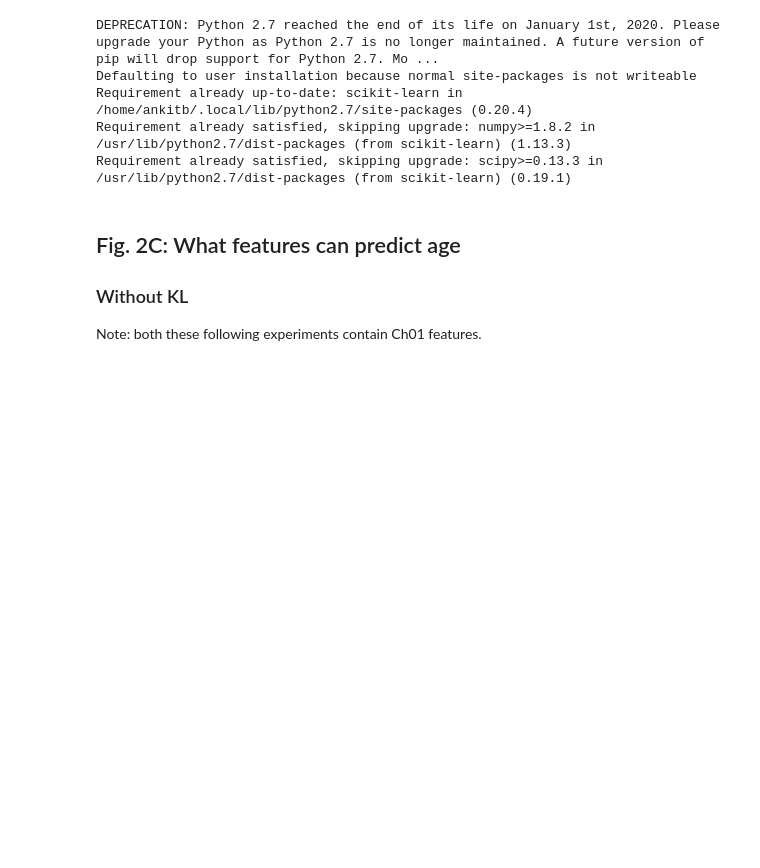
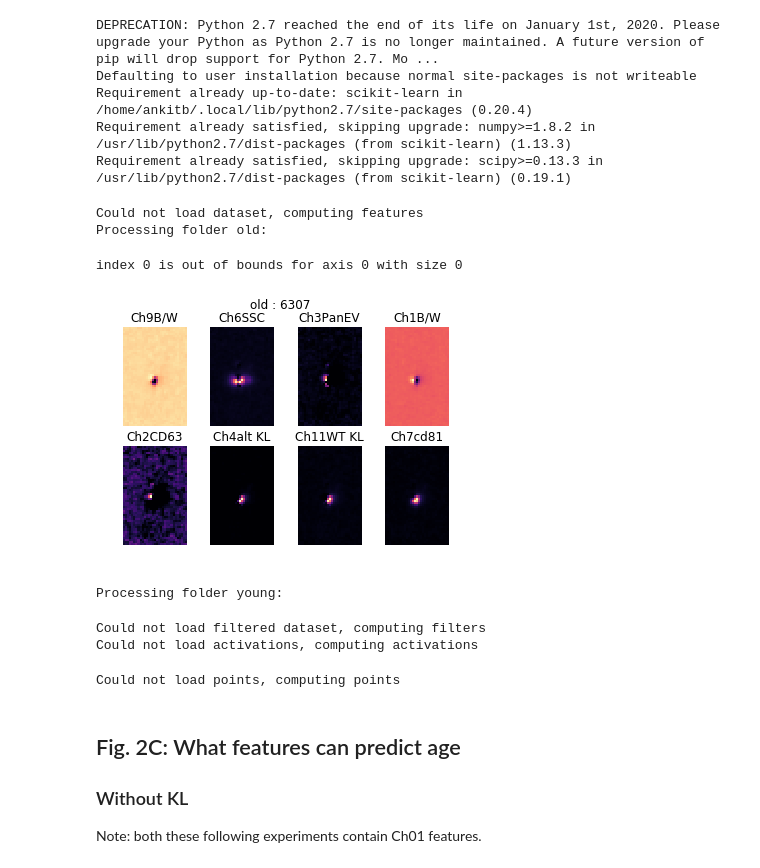
Before and after one commit to ankitbhatia/bioimage_aging, a Jupyter notebook: main_analysis.ipynb, the cells around one changed output. Drawn from its saved outputs; the diff is of its cells as text; code cells hidden in the pictures; blank space fills up the shorter version.

```diff
--- a/Final Analysis March 16.ipynb
+++ b/main_analysis.ipynb
@@ -47,9 +47,18 @@ Requirement already up-to-date: scikit-learn in /home/ankitb/.local/lib/python2.
 Requirement already satisfied, skipping upgrade: numpy>=1.8.2 in /usr/lib/python2.7/dist-packages (from scikit-learn) (1.13.3)
 Requirement already satisfied, skipping upgrade: scipy>=0.13.3 in /usr/lib/python2.7/dist-packages (from scikit-learn) (0.19.1)
 # %%
-db = pd.read_csv('../Amrita_29feb/features.csv')
-analysis = BioAnalysis('../Amrita_29feb/')
+db = pd.read_csv('Data/features.csv')
+analysis = BioAnalysis('Data/')
 points = analysis.points
+# %% [output]
+Could not load dataset, computing features
+Processing folder old:
+index 0 is out of bounds for axis 0 with size 0
+[figure, added]
+Processing folder young:
+Could not load filtered dataset, computing filters
+Could not load activations, computing activations
+Could not load points, computing points
 # %%
 columns = list(db.columns)
 db['Index'] = db.Class*10000 + db['Object Number']
```
Also changed, not shown: parts of 2 cells of this notebook, 1 other file.
